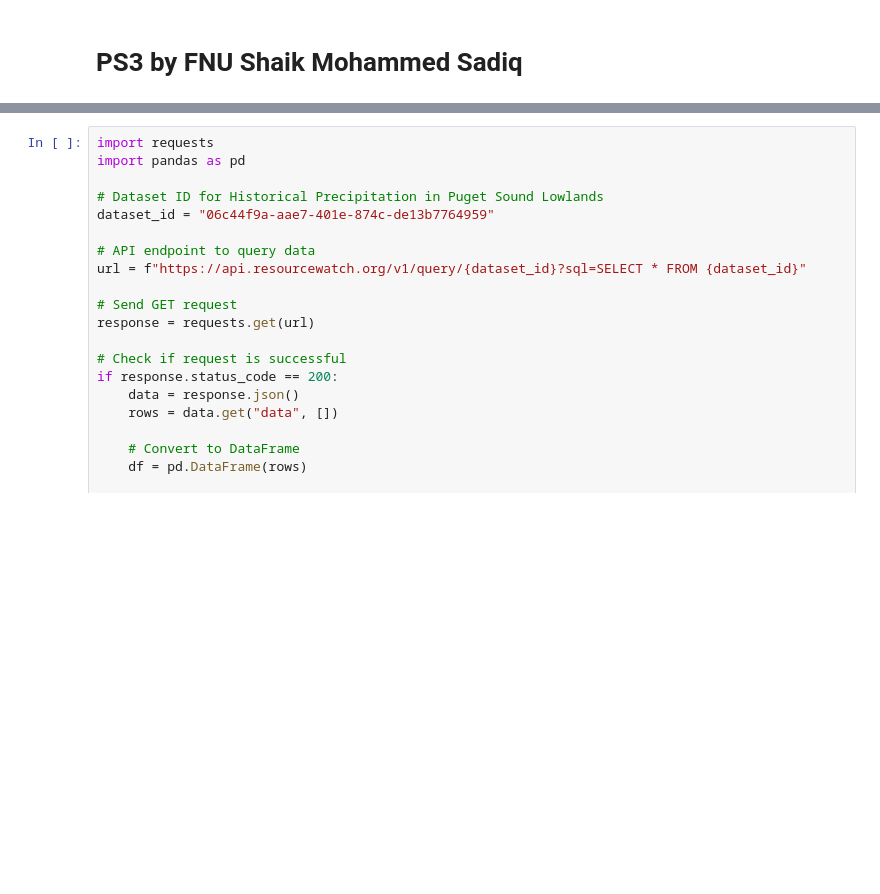
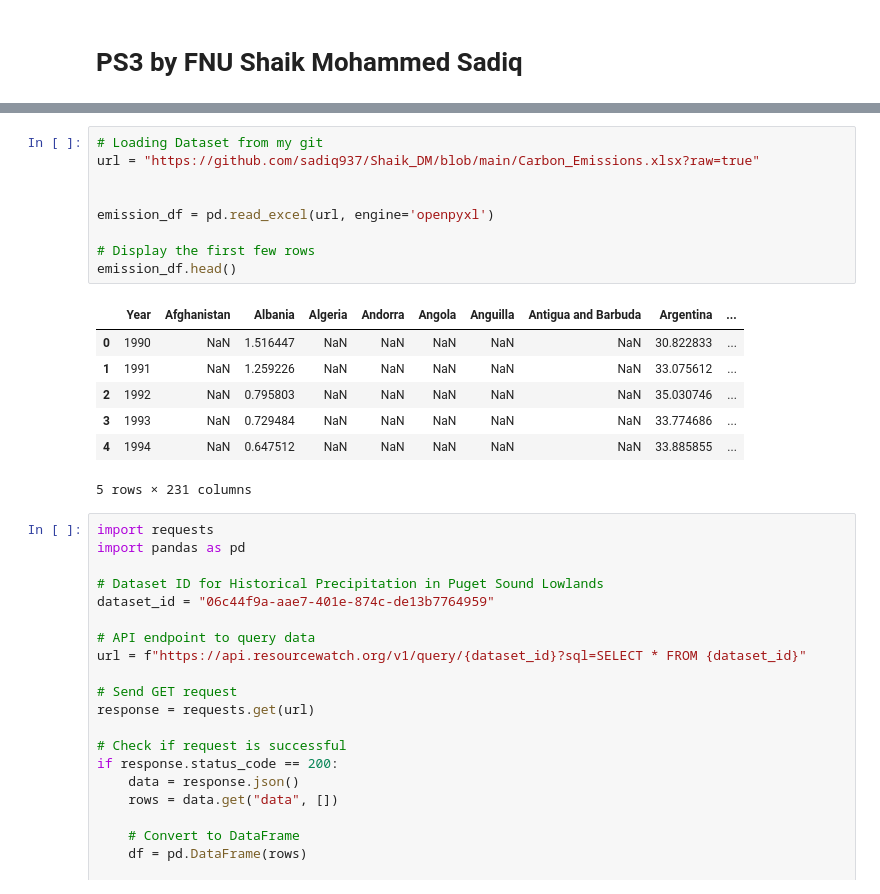
Before and after one commit to sadiq937/Shaik_DM, a Jupyter notebook: PS3.ipynb, the cells around one changed output, grey strips where cells are left out. Drawn from its saved outputs; the diff is of its cells as text; blank space fills up the shorter version.

```diff
--- a/PS3.ipynb
+++ b/PS3.ipynb
@@ -3,3 +49,20 @@
+# %%
+# Loading Dataset from my git
+url = "https://github.com/sadiq937/Shaik_DM/blob/main/Carbon_Emissions.xlsx?raw=true"
+
+
+emission_df = pd.read_excel(url, engine='openpyxl')
+
+# Display the first few rows
+emission_df.head()
+# %% [output]
+|  | Year | Afghanistan | Albania | Algeria | Andorra | Angola | Anguilla | Antigua and Barbuda | Argentina | ... |
+| 0 | 1990 | NaN | 1.516447 | NaN | NaN | NaN | NaN | NaN | 30.822833 | ... |
+| 1 | 1991 | NaN | 1.259226 | NaN | NaN | NaN | NaN | NaN | 33.075612 | ... |
+| 2 | 1992 | NaN | 0.795803 | NaN | NaN | NaN | NaN | NaN | 35.030746 | ... |
+| 3 | 1993 | NaN | 0.729484 | NaN | NaN | NaN | NaN | NaN | 33.774686 | ... |
+| 4 | 1994 | NaN | 0.647512 | NaN | NaN | NaN | NaN | NaN | 33.885855 | ... |
+5 rows × 231 columns
 # %%
 import requests
 import pandas as pd
```
Also changed, not shown: parts of 3 cells of this notebook.
